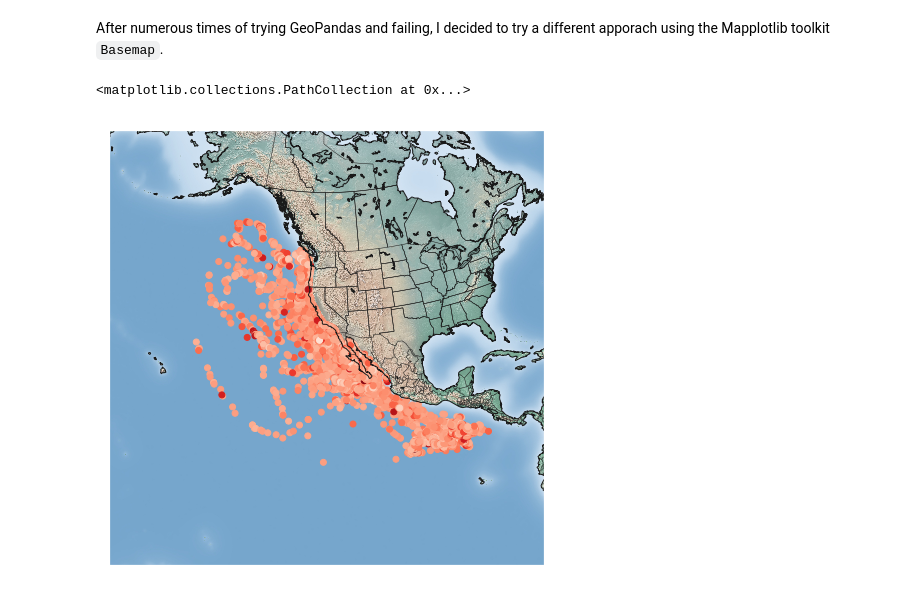
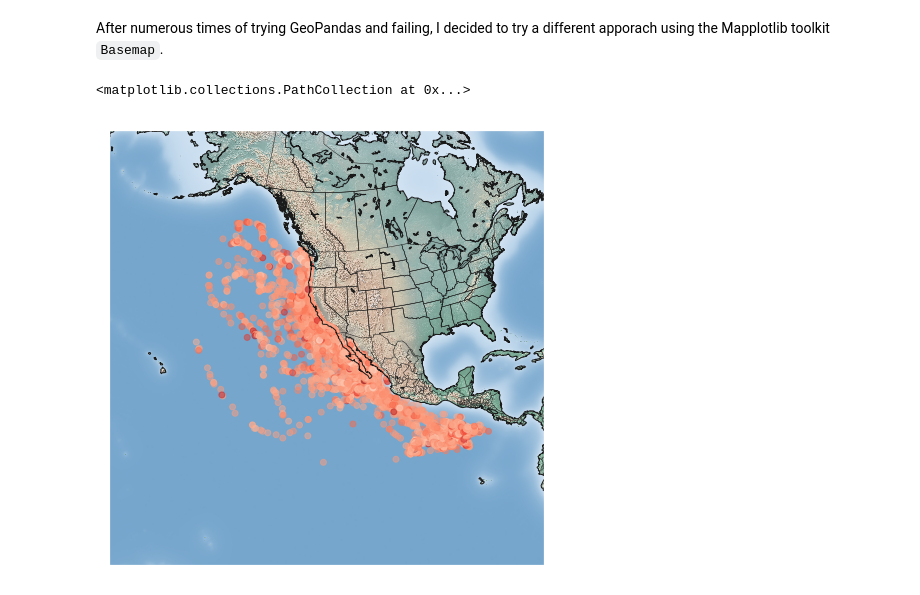
Before and after one commit to gigglypear/movebank_explore, a Jupyter notebook: code/Movebank Data Analysis Attempt.ipynb, the cells around one changed output. Saved outputs shown, nothing was run; the diff lists cells and outputs as text; code cells hidden in the pictures.

```diff
--- a/code/Movebank Data Analysis Attempt.ipynb
+++ b/code/Movebank Data Analysis Attempt.ipynb
@@ -769,19 +771,19 @@ insta_spped = whale_simp['insta-speed'].values
 # %%
 fig = plt.figure(figsize=(8, 8))
 
 m = Basemap(projection='lcc', resolution='l',
             lat_0=lat_0, lon_0=lon_0,
             width=1E7, height=1E7)
 m.shadedrelief()
 m.drawcoastlines()
 m.drawcountries()
 m.drawstates()
 m.scatter(location_long, location_lat, latlon=True,
           c=np.log10(insta_speed),
-          cmap='Reds', alpha=1)
+          cmap='Reds', alpha=.5)
 # %% [output]
 <matplotlib.collections.PathCollection at 0x...>
-[figure, old version]
+[figure, new version]
 # %%
 for i in np.arrage(4):
     m = Basemap(projection='lcc', resolution='l',
```
Also changed, not shown: parts of 21 cells of this notebook.
